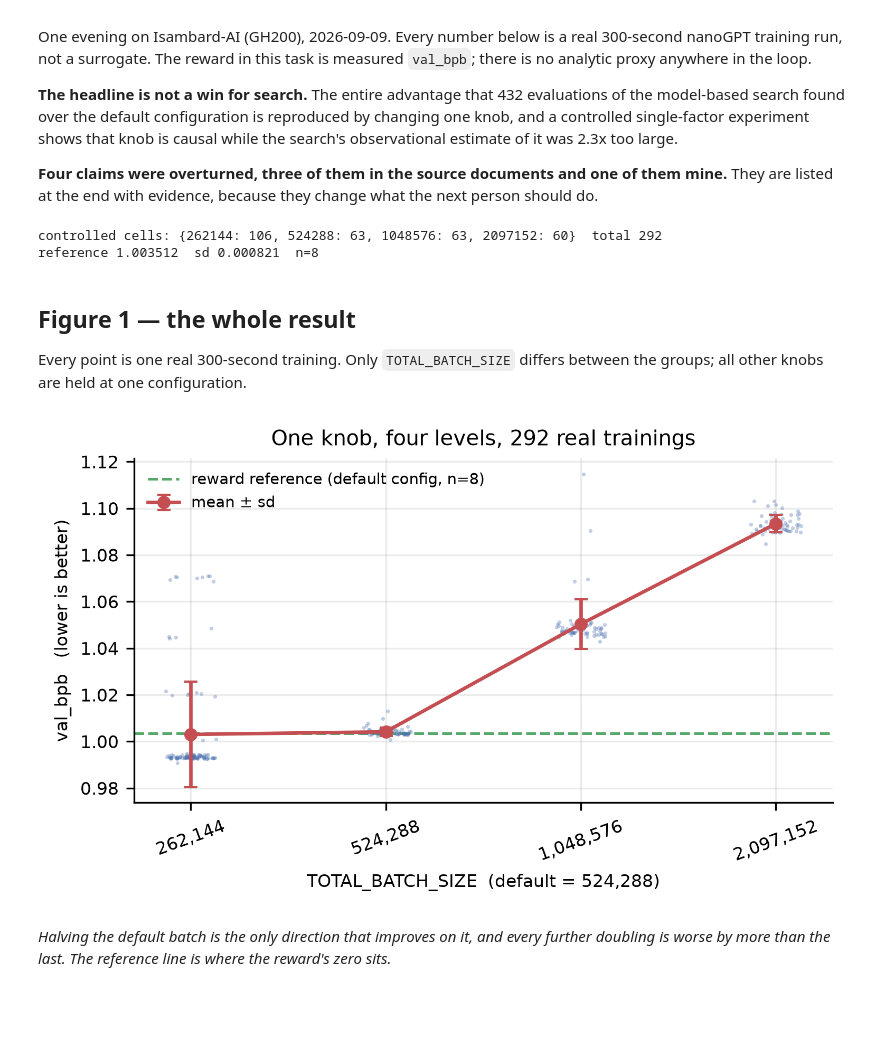
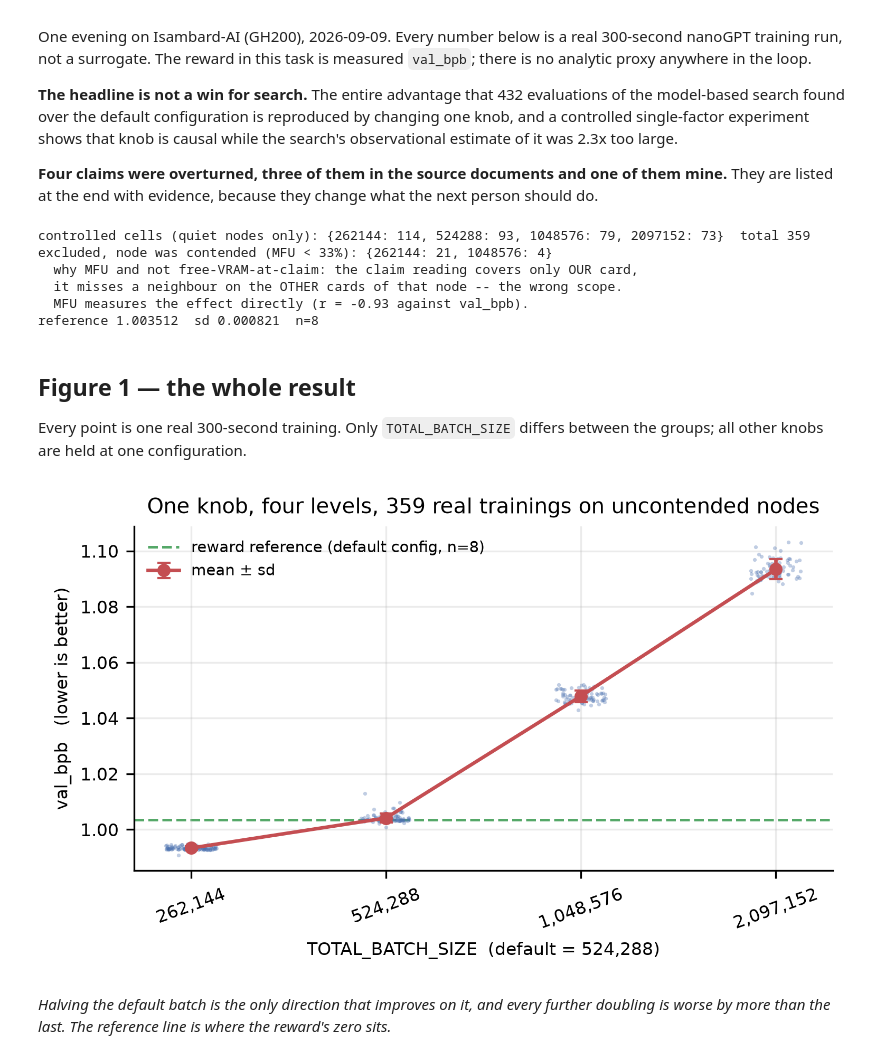
Before and after one commit to KangOxford/Large-Discovery-Models, a Jupyter notebook: rl/slime_launch/campaign_20260909/nanogpt_rl_campaign.ipynb, the cells around one changed output. Saved outputs shown, nothing was run; the diff lists cells and outputs as text; code cells hidden in the pictures; blank space fills up the shorter version.

```diff
--- a/rl/slime_launch/campaign_20260909/nanogpt_rl_campaign.ipynb
+++ b/rl/slime_launch/campaign_20260909/nanogpt_rl_campaign.ipynb
@@ -24,11 +24,21 @@ NOISE = 0.0013      # documented same-config repeat sd
 GAIN  = 0.0044      # documented total gain of an upstream 99-run search
 scan = {int(k): v for k, v in D['batch_scan'].items()}
 levels = sorted(scan)
-print('controlled cells:', {k: len(v) for k, v in scan.items()},
+busy = {int(k): v for k, v in D.get('batch_scan_contended', {}).items()}
+print('controlled cells (quiet nodes only):', {k: len(v) for k, v in scan.items()},
       ' total', sum(len(v) for v in scan.values()))
+print('excluded, node was contended (MFU < %.0f%%):' % D.get('quiet_mfu_cut', 33),
+      {k: len(v) for k, v in busy.items() if v})
+print('  why MFU and not free-VRAM-at-claim: the claim reading covers only OUR card,')
+print('  it misses a neighbour on the OTHER cards of that node -- the wrong scope.')
+print('  MFU measures the effect directly (r = -0.93 against val_bpb).')
 print('reference %.6f  sd %.6f  n=%d' % (REF, REF_SD, REF_N))
 # %% [output]
-controlled cells: {262144: 106, 524288: 63, 1048576: 63, 2097152: 60}  total 292
+controlled cells (quiet nodes only): {262144: 114, 524288: 93, 1048576: 79, 2097152: 73}  total 359
+excluded, node was contended (MFU < 33%): {262144: 21, 1048576: 4}
+  why MFU and not free-VRAM-at-claim: the claim reading covers only OUR card,
+  it misses a neighbour on the OTHER cards of that node -- the wrong scope.
+  MFU measures the effect directly (r = -0.93 against val_bpb).
 reference 1.003512  sd 0.000821  n=8
 # %% [markdown]
 ## Figure 1 — the whole result
@@ -38,23 +48,24 @@ groups; all other knobs are held at one configuration.
 # %%
 fig, ax = plt.subplots(figsize=(5.0, 3.0))
 xs, means, sds = [], [], []
 for i, k in enumerate(levels):
     v = [c['val_bpb'] for c in scan[k]]
     ax.scatter(np.full(len(v), i) + np.random.uniform(-.13,.13,len(v)), v, s=3,
                alpha=.35, color='#4C72B0', linewidths=0, zorder=2)
     xs.append(i); means.append(st.mean(v)); sds.append(st.stdev(v))
 ax.errorbar(xs, means, yerr=sds, fmt='o-', color='#C44E52', ms=5, lw=1.6,
             capsize=3, zorder=3, label='mean $\\pm$ sd')
 ax.axhline(REF, color='#55A868', ls='--', lw=1.2, zorder=1,
            label='reward reference (default config, n=%d)' % REF_N)
 ax.set_xticks(xs); ax.set_xticklabels([f'{k:,}' for k in levels], rotation=20)
 ax.set_xlabel('TOTAL_BATCH_SIZE  (default = 524,288)')
 ax.set_ylabel('val_bpb   (lower is better)')
-ax.set_title('One knob, four levels, %d real trainings' % sum(len(v) for v in scan.values()))
+ax.set_title('One knob, four levels, %d real trainings on uncontended nodes'
+             % sum(len(v) for v in scan.values()))
 ax.legend(frameon=False, fontsize=7, loc='upper left')
 plt.show()
 # %% [output]
-[figure, old version]
+[figure, new version]
 # %% [markdown]
 *Halving the default batch is the only direction that improves on it, and every further
 doubling is worse by more than the last. The reference line is where the reward's zero sits.*
```
Also changed, not shown: parts of 4 cells of this notebook, 4 other files.
